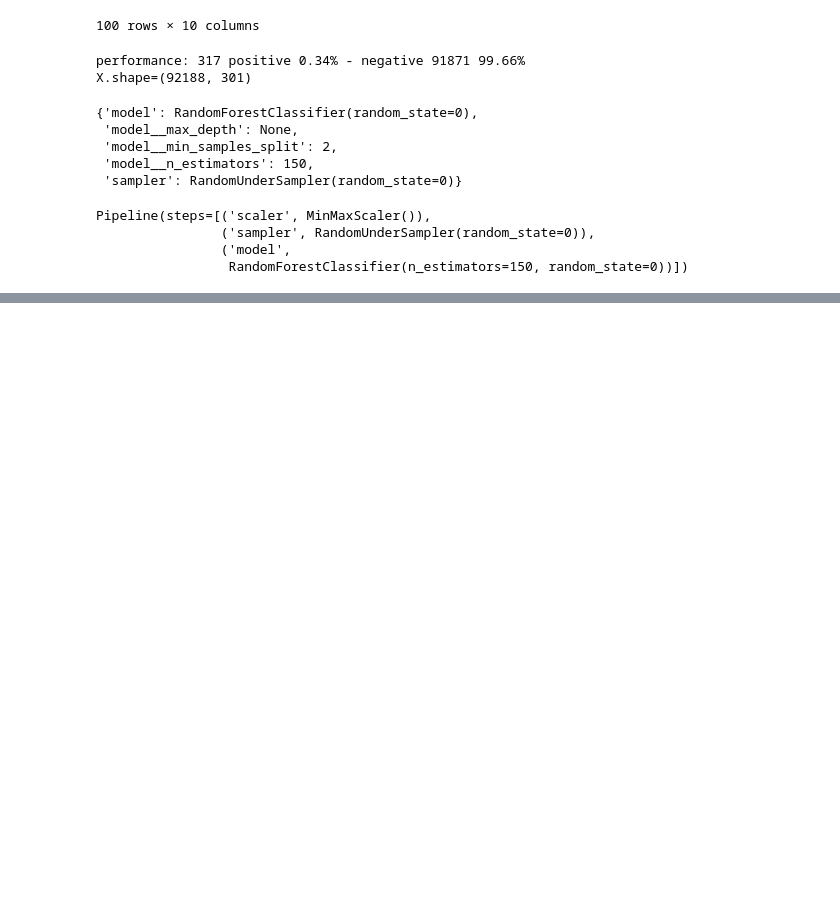
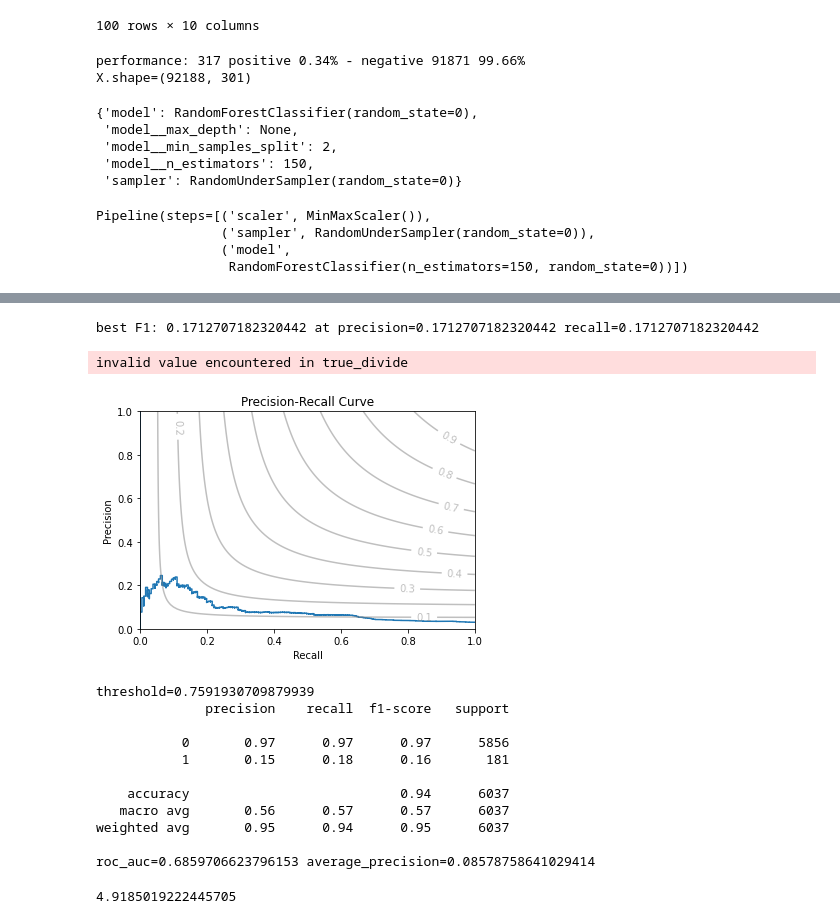
Before and after one commit to markus7800/firefox-performance-regressions, a Jupyter notebook: experiments/ModelEvaluation.ipynb, the cells around one changed output, grey strips where cells are left out. Drawn from its saved outputs; the diff is of its cells as text; code cells hidden in the pictures; blank space fills up the shorter version.

```diff
--- a/experiments/ModelEvaluation.ipynb
+++ b/experiments/ModelEvaluation.ipynb
@@ -53,7 +58,7 @@ results
 | 40 | RandomForestClassifier | None | 2 | 5 | None | ... |
 100 rows × 10 columns
 # %%
-X, y, features = data_map[data](target)
+X, y, features = data_map[feature_type][data](target)
 
 X_train, X_test, y_train, y_test = train_test_split(X, y, test_size=0.1, shuffle=False)
 # %% [output]
@@ -214,2 +252,12 @@ scoring = 'average_precision' # roc_auc, average_precision
+# %%
+def print_classification_report_at_threshold(clf, X, y, threshold):
+    y_score = get_y_score(clf, X)
+    y_pred = y_score >= threshold
+    print(f'{threshold=}')
+    report = metrics.classification_report(y, y_pred)
+    print(report)
+    roc_auc = metrics.roc_auc_score(y, y_score)
+    average_precision = metrics.average_precision_score(y, y_score)
+    print(f'{roc_auc=} {average_precision=}')
 # %%
 fitted_pipelines, X_train, X_test, y_train, y_test = fit_all_models(target, data, feature_type, scoring)
@@ -334,0 +370,24 @@ type(pipeline['model']) is LinearSVC
+# %%
+plot_precision_recall_curve_with_f1(perf_pipeline, X_test, y_test)
+t, f1 = get_best_f1_threshold(perf_pipeline, X_train, y_train)
+print_classification_report_at_threshold(perf_pipeline, X_test, y_test, t)
+
+y_score = get_y_score(perf_pipeline, X_test)
+p = metrics.precision_score(y_test, y_score >= t)
+p / y_test.mean()
+# %% [output]
+best F1: 0.1712707182320442 at precision=0.1712707182320442 recall=0.1712707182320442
+invalid value encountered in true_divide
+[figure, added]
+threshold=0.7591930709879939
+              precision    recall  f1-score   support
+
+           0       0.97      0.97      0.97      5856
+           1       0.15      0.18      0.16       181
+
+    accuracy                           0.94      6037
+   macro avg       0.56      0.57      0.57      6037
+weighted avg       0.95      0.94      0.95      6037
+
+roc_auc=0.6859706623796153 average_precision=0.08578758641029414
+4.9185019222445705
```
Also changed, not shown: parts of 24 cells of this notebook, 1 other file.
